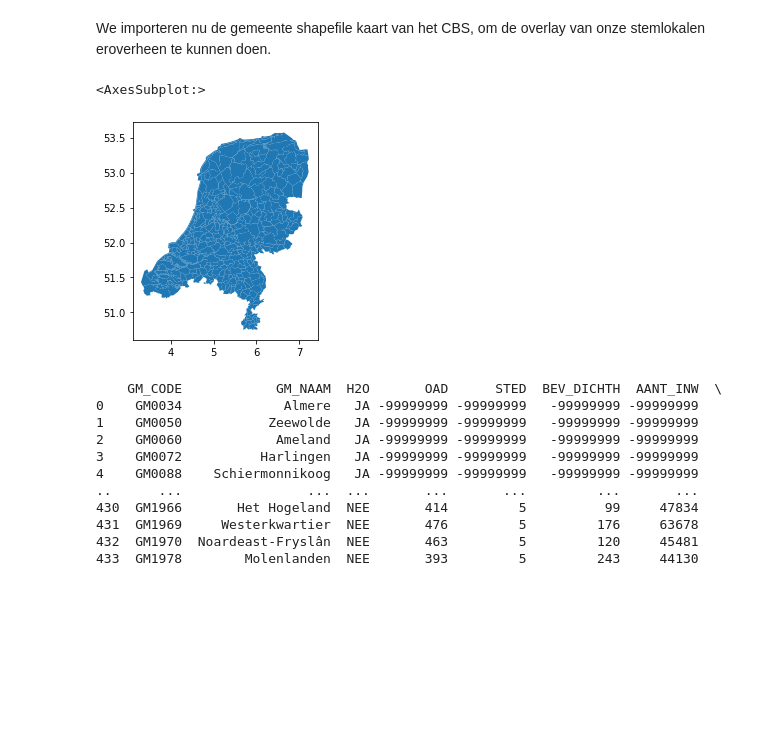
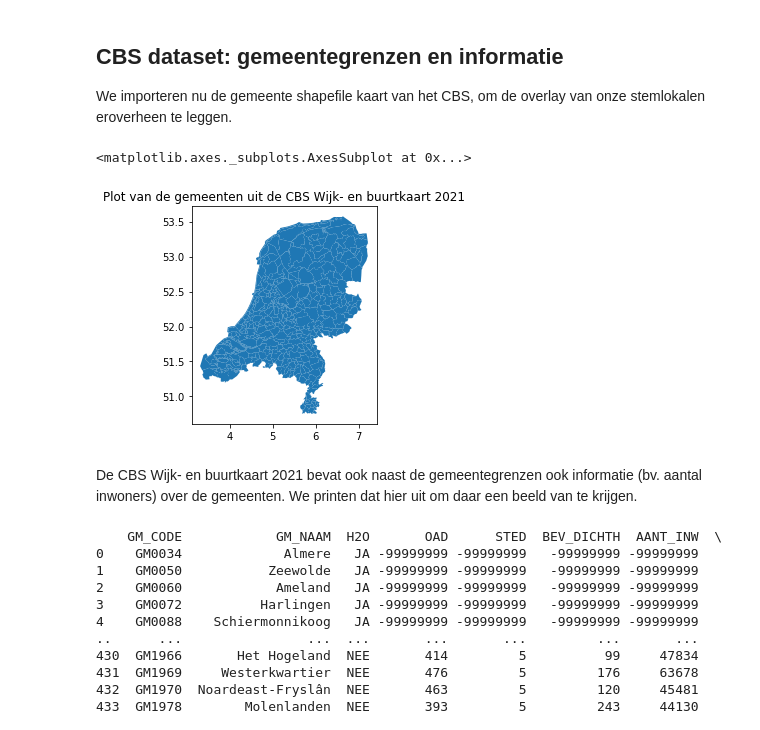
Before and after one commit to openstate/stembureau-meting, a Jupyter notebook: jupyter/stembureau_data.ipynb, the cells around one changed output. Drawn from its saved outputs; the diff is of its cells as text; code cells hidden in the pictures; blank space fills up the shorter version.

```diff
--- a/jupyter/stembureau_data.ipynb
+++ b/jupyter/stembureau_data.ipynb
@@ -26,13 +26,18 @@ import geopandas as gpd
 crs = {'init':'EPSG:4326'}
 df_geojson = gpd.read_file(r'../data/2022gr.geo.json', crs=crs)
 # %% [markdown]
-We importeren nu de gemeente shapefile kaart van het CBS, om de overlay van onze stemlokalen eroverheen te kunnen doen.
+## CBS dataset: gemeentegrenzen en informatie
+We importeren nu de gemeente shapefile kaart van het CBS, om de overlay van onze stemlokalen eroverheen te leggen.
 # %%
 nl_map = gpd.read_file(r'../data/shape/Netherlands_shapefile/gemeente_2021_v1.shp')
-nl_map.to_crs(epsg=4326).plot()
+plot = nl_map.to_crs(epsg=4326).plot()
+plot.set_title('Plot van de gemeenten uit de CBS Wijk- en buurtkaart 2021')
+plot
 # %% [output]
-<AxesSubplot:>
+<matplotlib.axes._subplots.AxesSubplot at 0x...>
-[figure, old version]
+[figure, new version]
+# %% [markdown]
+De CBS Wijk- en buurtkaart 2021 bevat ook naast de gemeentegrenzen ook informatie (bv. aantal inwoners) over de gemeenten. We printen dat hier uit om daar een beeld van te krijgen.
 # %%
 print(nl_map)
 # %% [output]
```
Also changed, not shown: parts of 17 cells of this notebook.
